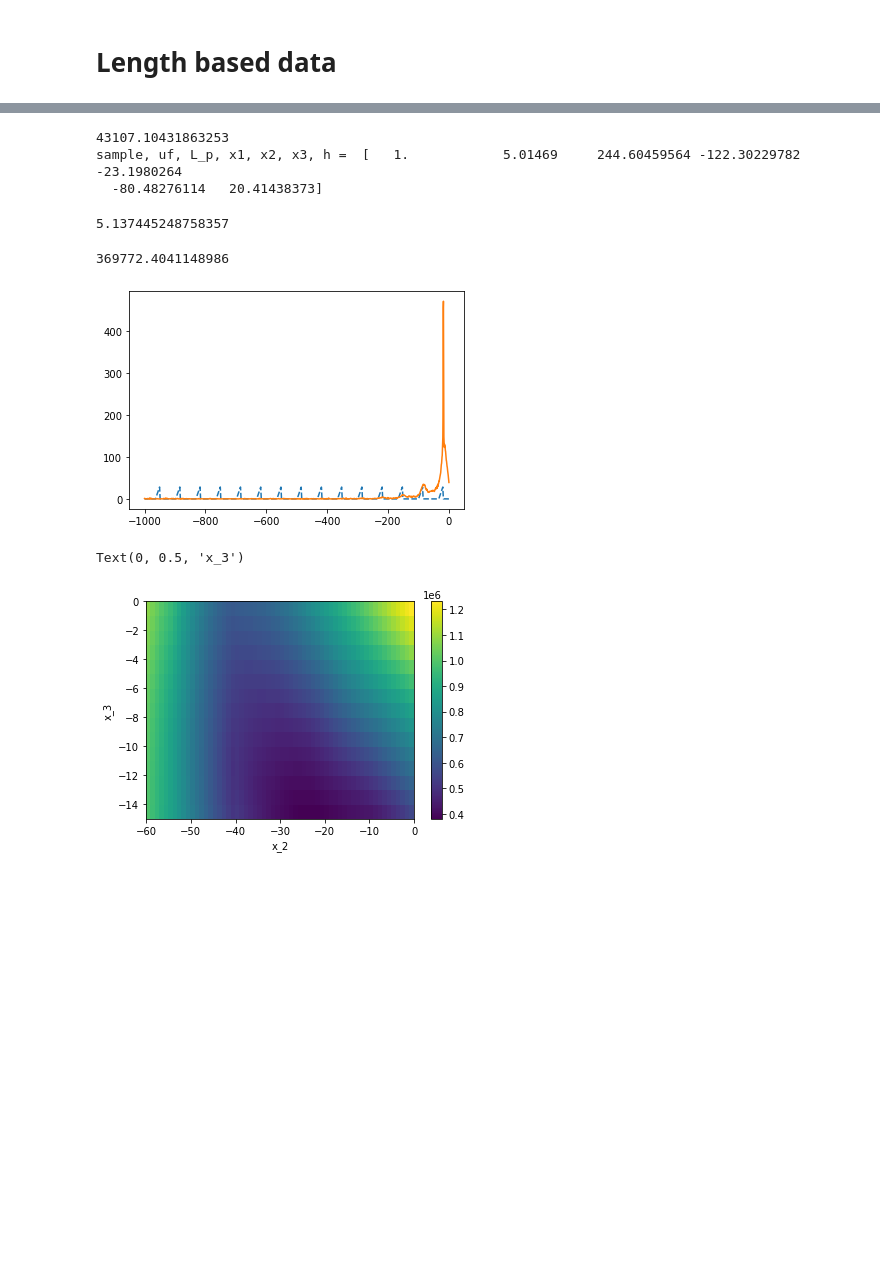
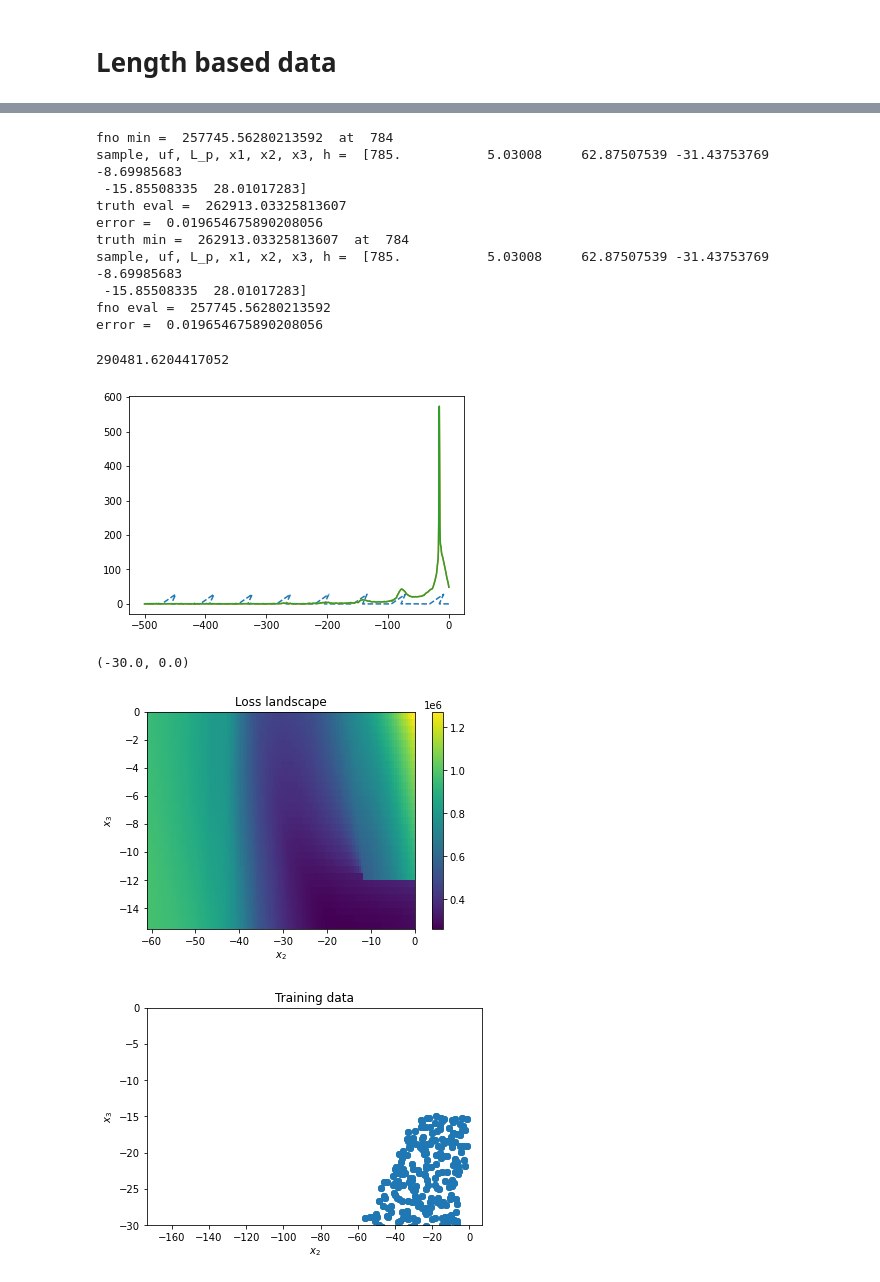
Before and after one commit to zongyi-li/Geo-FNO-catheter, a Jupyter notebook: data_analysis_length.ipynb, the cells around one changed output, grey strips where cells are left out. Drawn from its saved outputs; the diff is of its cells as text; code cells hidden in the pictures; blank space fills up the shorter version.

```diff
--- a/data_analysis_length.ipynb
+++ b/data_analysis_length.ipynb
@@ -27,12 +27,13 @@ INPUT_X = PATH+"x_1d_structured_mesh.npy"
 INPUT_Y = PATH+"y_1d_structured_mesh.npy"
 INPUT_para = PATH+"data_info.npy"
 OUTPUT = PATH+"density_1d_data.npy"
-inputX_raw = np.load(INPUT_X)
-inputY_raw = np.load(INPUT_Y)
-inputPara_raw = np.load(INPUT_para)
-output_raw = np.load(OUTPUT)
+n_data = 3000
+inputX_raw = np.load(INPUT_X)[:,0:n_data]
+inputY_raw = np.load(INPUT_Y)[:,0:n_data]
+inputPara_raw = np.load(INPUT_para)[:,0:n_data]
+output_raw = np.load(OUTPUT)[:,0:n_data]
 
-N_s, L_x = 2001, 1000
+N_s, L_x = 2001, 500
 
 
 PATH = "/groups/esm/dzhuang/Catheter/allparam/length/"
@@ -44,6 +45,7 @@ dataInfo = np.load(INPUT_INFO)
 ################################################################
 # load data and data normalization
 ################################################################
+
 inputX = inputX_raw[:, 0::3]
 inputY = inputY_raw[:, 0::3]
 inputPara = inputPara_raw[:, 0::3]
@@ -122,18 +132,30 @@ print( np.mean(  np.abs(fno_loss - output_loss) / output_loss  ) )
 # %%
 fno_loss_min_ind = np.argmin(fno_loss)
-print(fno_loss[fno_loss_min_ind])
+print("fno min = ", fno_loss[fno_loss_min_ind], " at ", fno_loss_min_ind)
 print("sample, uf, L_p, x1, x2, x3, h = ", inputPara[:, fno_loss_min_ind])
+print("truth eval = ", output_loss[fno_loss_min_ind])
+print("error = ", np.abs((fno_loss[fno_loss_min_ind] - output_loss[fno_loss_min_ind])/output_loss[fno_loss_min_ind]))
 
-np.max(np.abs(fno_loss - output_loss) / output_loss  )
+loss_min_ind = np.argmin(output_loss)
+print("truth min = ", output_loss[loss_min_ind], " at ", loss_min_ind)
+print("sample, uf, L_p, x1, x2, x3, h = ", inputPara[:, loss_min_ind])
+print("fno eval = ", fno_loss[loss_min_ind])
+print("error = ", np.abs((fno_loss[loss_min_ind] - output_loss[loss_min_ind])/output_loss[loss_min_ind]))
 # %% [output]
-43107.10431863253
-sample, uf, L_p, x1, x2, x3, h =  [   1.            5.01469     244.60459564 -122.30229782  -23.1980264
-  -80.48276114   20.41438373]
+fno min =  257745.56280213592  at  784
+sample, uf, L_p, x1, x2, x3, h =  [785.           5.03008     62.87507539 -31.43753769  -8.69985683
+ -15.85508335  28.01017283]
+truth eval =  262913.03325813607
+error =  0.019654675890208056
+truth min =  262913.03325813607  at  784
+sample, uf, L_p, x1, x2, x3, h =  [785.           5.03008     62.87507539 -31.43753769  -8.69985683
+ -15.85508335  28.01017283]
+fno eval =  257745.56280213592
+error =  0.019654675890208056
-5.137445248758357
 # %%
 # L_p, x2, x3, h
 # fix L_p, h
-L_p, x2, x3, h = 66.47064381, -19.95194009, -18.2054513,  28.37515941
+sample, uf, L_p, x1, x2, x3, h = inputPara[:, fno_loss_min_ind]
 L_p, x2, x3, h =  torch.tensor(L_p, dtype=torch.float), torch.tensor(x2, dtype=torch.float), torch.tensor(x3, dtype=torch.float), torch.tensor(h, dtype=torch.float)
 X_Y, X, Y = catheter_mesh_1d_total_length(L_x, L_p, x2, x3, h, N_s)
 
@@ -141,23 +163,26 @@ X_Y, X, Y = catheter_mesh_1d_total_length(L_x, L_p, x2, x3, h, N_s)
 X_Y_numpy = X_Y.cpu().numpy()
 plt.plot(X_Y_numpy[0, :, 0], X_Y_numpy[0, :, 1], "--")
 
-out = torch.clip(model(X_Y).squeeze(), min=0.0).detach().cpu().numpy()
+X_Y = x_train[fno_loss_min_ind:fno_loss_min_ind+1,:,:]
+out = torch.abs(model(X_Y).squeeze()).detach().cpu().numpy()
 xx_mask = numpy.linspace(1.0, 0, N_s) * (-L_x)
 loss = -np.dot(out, xx_mask)* L_x/N_s
 plt.plot(xx_mask, out)
+plt.plot(xx_mask, out)
 print(loss)
 # %% [output]
-369772.4041148986
+290481.6204417052
-[figure, old version]
+[figure, new version]
 # %%
 # L_p, x2, x3, h
 # fix L_p, h
-L_p, h = 60.0,  30.0
+L_p, h = 61.0,  30.0
 L_p, h =  torch.tensor(L_p, dtype=torch.float), torch.tensor(h, dtype=torch.float)
 
-nx2, nx3 = 61, 16
+# 60.89578107 -30.44789053  -3.74659224 -15.23394195  28.72308896
+nx2, nx3 = 60*2+1, np.int64((L_p/2-15)*2+1)
 x2_range = np.linspace(-L_p, 0.0, nx2)
-x3_range = np.linspace(-15.0, 0.0, nx3)
+x3_range = np.linspace(-L_p/2+15, 0.0, nx3)
 xx_mask = numpy.linspace(1.0, 0, N_s) * (-L_x)
 loss = np.zeros((len(x2_range), len(x3_range)))
 for i in range(len(x2_range)):
@@ -165,15 +190,25 @@ for i in range(len(x2_range)):
         x2, x3 = torch.tensor(x2_range[i], dtype=torch.float), torch.tensor(x3_range[j], dtype=torch.float)
         X_Y, X, Y = catheter_mesh_1d_total_length(L_x, L_p, x2, x3, h, N_s)
 
-        out = torch.clip(model(X_Y).squeeze(), min=0.0).detach().cpu().numpy()
+        out = torch.abs(model(X_Y).squeeze()).detach().cpu().numpy()
 
         loss[i,j] = -np.dot(out, xx_mask)* L_x/N_s
 # %%
 X, Y = np.meshgrid(x2_range ,x3_range)
 plt.pcolormesh(X, Y, loss.transpose())
 plt.colorbar()
-plt.xlabel("x_2")
-plt.ylabel("x_3")
+plt.xlabel(r"$x_2$")
+plt.ylabel(r"$x_3$")
+plt.title("Loss landscape")
+
+
+plt.figure()
+plt.scatter(inputPara_raw[4,:], inputPara_raw[5,:])
+plt.xlabel(r"$x_2$")
+plt.ylabel(r"$x_3$")
+plt.title("Training data")
+plt.ylim([-30, 0])
 # %% [output]
-Text(0, 0.5, 'x_3')
+(-30.0, 0.0)
-[figure, old version]
+[figure, new version]
+[figure, added]
```
Also changed, not shown: parts of 10 cells of this notebook, 4 other files.
